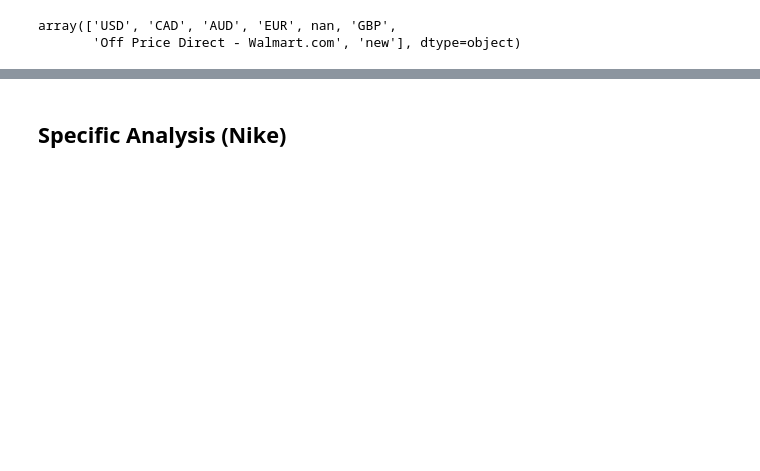
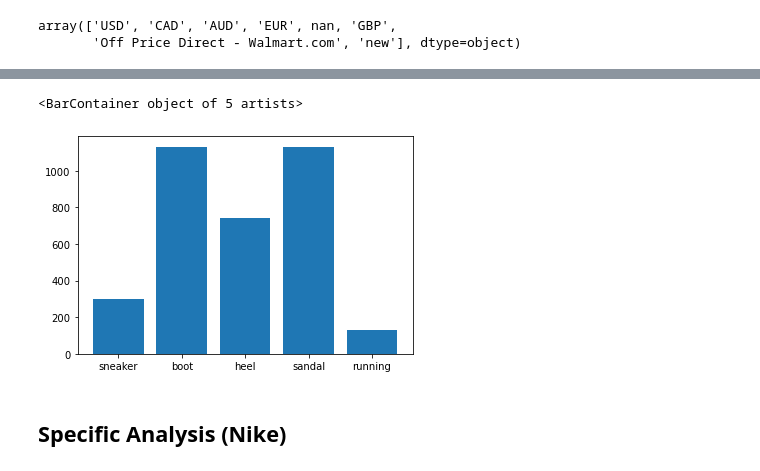
Before and after one commit to uniaaron/InsightManagement, a Jupyter notebook: Insight Management.ipynb, the cells around one changed output, grey strips where cells are left out. Drawn from its saved outputs; the diff is of its cells as text; code cells hidden in the pictures; blank space fills up the shorter version.

```diff
--- a/Insight Management.ipynb
+++ b/Insight Management.ipynb
@@ -4,7 +24,7 @@ import pandasql as ps
 import numpy as np
 import matplotlib.pyplot as plt
 # %%
-df = pd.read_csv("desktop/7003_1.csv")
+df = pd.read_csv("7003_1.csv")
 pd.set_option('display.max_columns', 7)
 pd.set_option('display.max_rows', 10)
 df.head()
@@ -53,0 +104,34 @@ array(['USD', 'CAD', 'AUD', 'EUR', nan, 'GBP',
+# %%
+import json
+
+index = 0
+
+# example of women shoe description
+print(df["descriptions"].dropna().unique()[index])
+
+print("")
+
+# convert dirty data into json format for simplier processing
+print(json.loads(df["descriptions"].dropna().unique()[index])[0])
+
+print("")
+
+categories = {
+    "sneaker": 0,
+    "boot" : 0,
+    "heel" : 0,
+    "sandal" : 0,
+    "running": 0,
+}
+
+# identify shoe categories using their URL
+for i in range(10000):
+    try:
+        URL = json.loads(df["descriptions"].dropna().unique()[i])[0]["sourceURLs"][0].lower()
+        for cat in categories.keys():
+            if cat in URL:
+                categories[cat] += 1
+    except:
+        pass
+
+print(categories)
@@ -54,3 +144,8 @@ array(['USD', 'CAD', 'AUD', 'EUR', nan, 'GBP',
+# %%
+plt.bar(categories.keys(), categories.values())
+# %% [output]
+<BarContainer object of 5 artists>
+[figure, added]
 # %% [markdown]
 ## Specific Analysis (Nike)
 # %%
```
Also changed, not shown: parts of 15 cells of this notebook.
